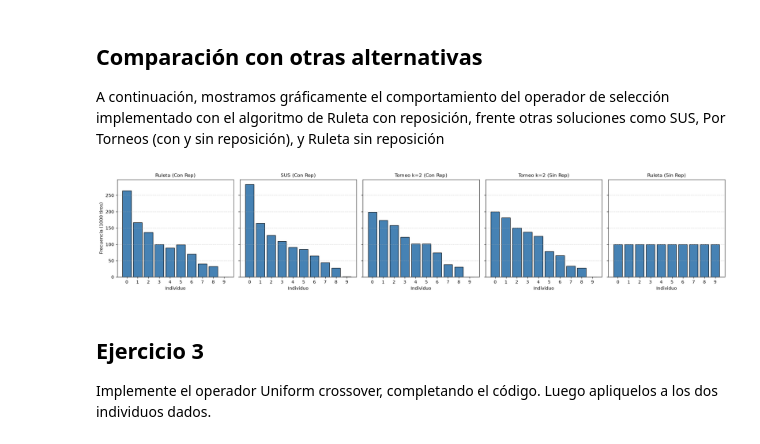
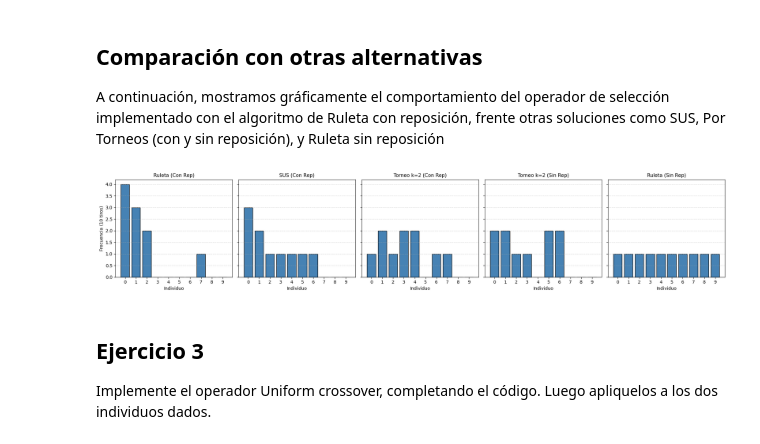
Before and after one commit to FranprzDev/HeuristcsAndML, a Jupyter notebook: TP3-Operadores-Geneticos/TP3_Operadores_Geneticos_Breslauer_Perez.ipynb, the cells around one changed output. Saved outputs shown, nothing was run; the diff lists cells and outputs as text; code cells hidden in the pictures.

```diff
--- a/TP3-Operadores-Geneticos/TP3_Operadores_Geneticos_Breslauer_Perez.ipynb
+++ b/TP3-Operadores-Geneticos/TP3_Operadores_Geneticos_Breslauer_Perez.ipynb
@@ -359,35 +359,35 @@ pop = generar_poblacion(bounds, cant_soluciones)
 F = [fitness(s) for s in pop]
 
 # Suponiendo que ya tenés calculado tu vector F de 10 individuos del Ejercicio 2:
 # Ordenamos F y P juntos de mayor a menor fitness para que el gráfico quede limpio como en tu TP:
 F_ordenado = sorted(F, reverse=True)
 eps = 0.2
-cant_tiros = 1000 # Probá cambiar a 10, 100 y 1000
+cant_tiros = 10 # Probá cambiar a 10, 100 y 1000
 
 operadores = {
     "Ruleta (Con Rep)": lambda: sel_ruleta(F_ordenado.copy(), cant_tiros, eps),
     "SUS (Con Rep)": lambda: sel_sus(F_ordenado, cant_tiros, eps),
     "Torneo k=2 (Con Rep)": lambda: sel_torneo_con_rep(F_ordenado, cant_tiros, tam_torneo=2),
     "Torneo k=2 (Sin Rep)": lambda: sel_torneo_sin_rep(F_ordenado, cant_tiros, tam_torneo=2),
     "Ruleta (Sin Rep)": lambda: sel_ruleta_sin_rep(F_ordenado, cant_tiros, eps)
 }
 
 fig, axes = plt.subplots(1, 5, figsize=(20, 4), sharey=True)
 bins = [i - 0.5 for i in range(len(F_ordenado) + 1)]
 
 for ax, (nombre, func_sel) in zip(axes, operadores.items()):
     seleccionados = func_sel()
     ax.hist(seleccionados, bins=bins, rwidth=0.8, color='steelblue', edgecolor='black')
     ax.set_title(nombre, fontsize=11)
     ax.set_xticks(range(len(F_ordenado)))
     ax.set_xlabel("Individuo")
     ax.grid(axis='y', linestyle='--', alpha=0.5)
 
 axes[0].set_ylabel(f"Frecuencia ({cant_tiros} tiros)")
 plt.tight_layout()
 plt.show()
 # %% [output]
-[figure, old version]
+[figure, new version]
 # %% [markdown]
 ## Ejercicio 3
 Implemente el operador Uniform crossover, completando el código. Luego apliquelos a los dos individuos dados.
```
Also changed, not shown: parts of 4 cells of this notebook.
